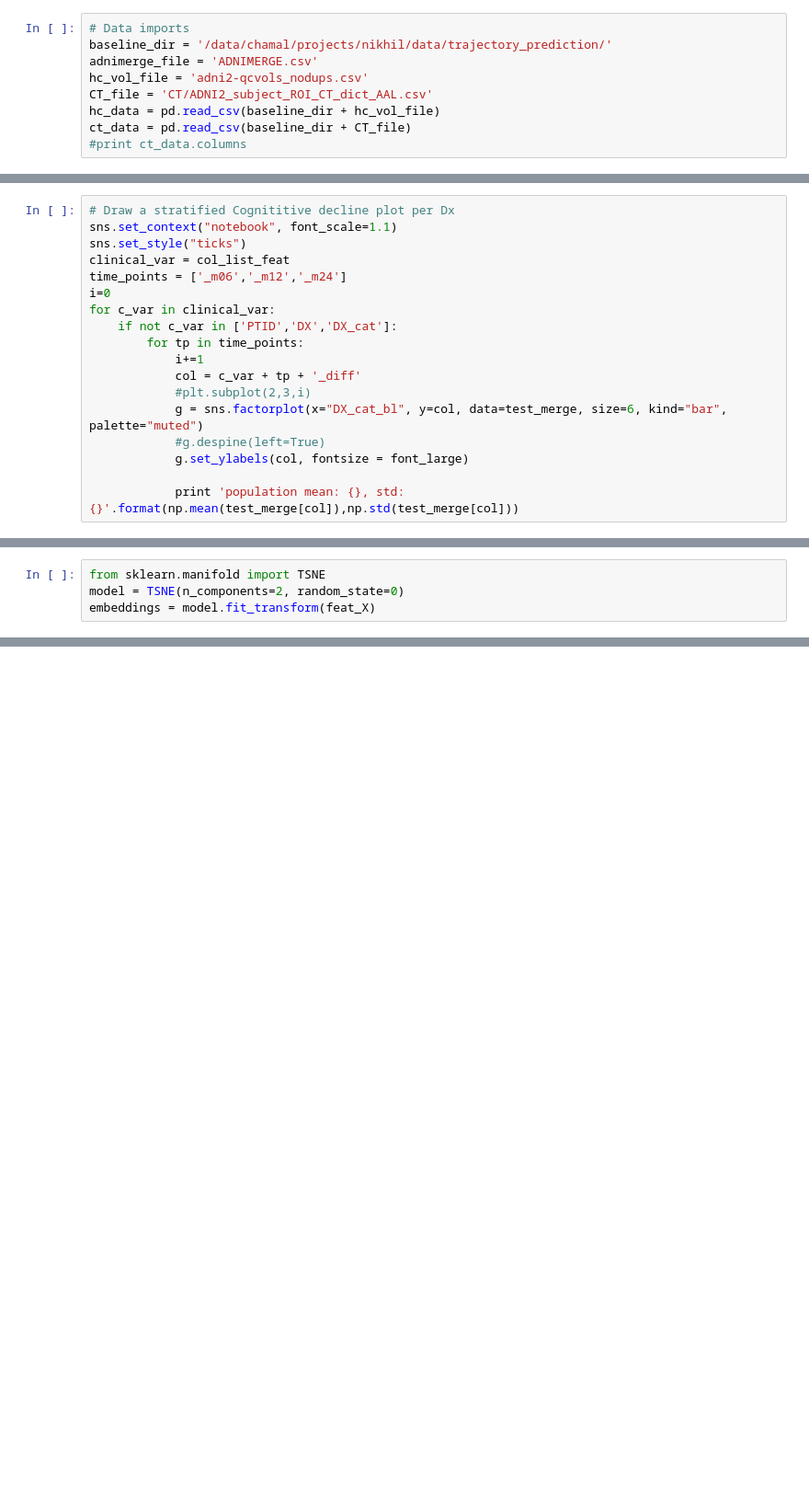
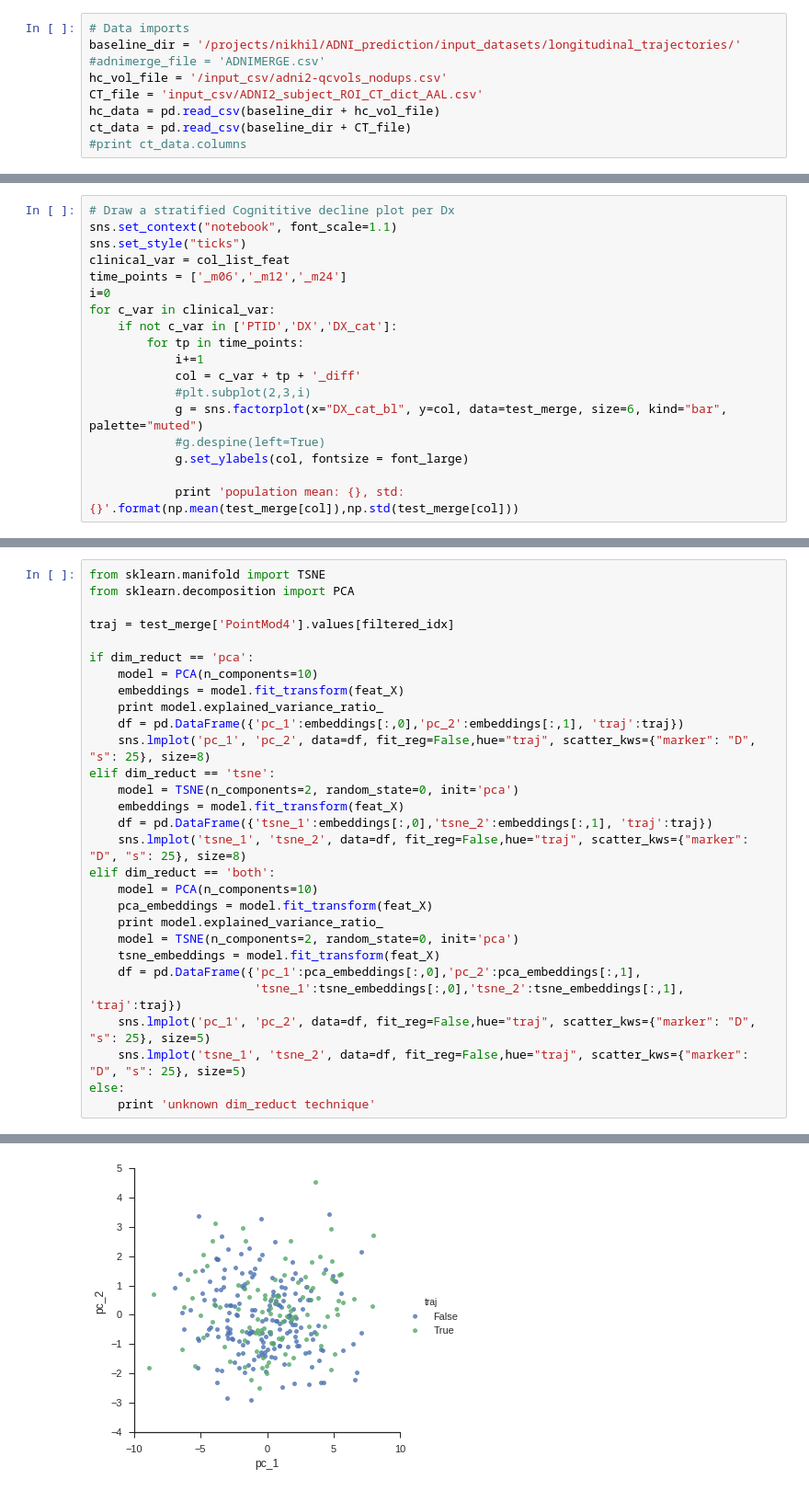
Before and after one commit to TIGRLab/NI-ML, a Jupyter notebook: models/notebooks/ADNI_longitudinal_stats.ipynb, the cells around one changed output, grey strips where cells are left out. Shown: that part at 92% size. Drawn from its saved outputs; the diff is of its cells as text; blank space fills up the shorter version.

```diff
--- a/models/notebooks/ADNI_longitudinal_stats.ipynb
+++ b/models/notebooks/ADNI_longitudinal_stats.ipynb
@@ -9,10 +9,10 @@ from scipy import stats
 %matplotlib inline
 # %%
 # Data imports
-baseline_dir = '/data/chamal/projects/nikhil/data/trajectory_prediction/'
-adnimerge_file = 'ADNIMERGE.csv'
-hc_vol_file = 'adni2-qcvols_nodups.csv'
-CT_file = 'CT/ADNI2_subject_ROI_CT_dict_AAL.csv'
+baseline_dir = '/projects/nikhil/ADNI_prediction/input_datasets/longitudinal_trajectories/'
+#adnimerge_file = 'ADNIMERGE.csv'
+hc_vol_file = '/input_csv/adni2-qcvols_nodups.csv'
+CT_file = 'input_csv/ADNI2_subject_ROI_CT_dict_AAL.csv'
 hc_data = pd.read_csv(baseline_dir + hc_vol_file)
 ct_data = pd.read_csv(baseline_dir + CT_file)
 #print ct_data.columns
@@ -231,4 +223,0 @@ print feat_X.shape
-# %%
-from sklearn.manifold import TSNE
-model = TSNE(n_components=2, random_state=0)
-embeddings = model.fit_transform(feat_X)
@@ -265,0 +268,30 @@ sns.lmplot('tsne_x', 'tsne_y',
+# %%
+from sklearn.manifold import TSNE
+from sklearn.decomposition import PCA
+
+traj = test_merge['PointMod4'].values[filtered_idx]
+
+if dim_reduct == 'pca':
+    model = PCA(n_components=10)
+    embeddings = model.fit_transform(feat_X)
+    print model.explained_variance_ratio_
+    df = pd.DataFrame({'pc_1':embeddings[:,0],'pc_2':embeddings[:,1], 'traj':traj})
+    sns.lmplot('pc_1', 'pc_2', data=df, fit_reg=False,hue="traj", scatter_kws={"marker": "D", "s": 25}, size=8)
+elif dim_reduct == 'tsne':
+    model = TSNE(n_components=2, random_state=0, init='pca')
+    embeddings = model.fit_transform(feat_X)
+    df = pd.DataFrame({'tsne_1':embeddings[:,0],'tsne_2':embeddings[:,1], 'traj':traj})
+    sns.lmplot('tsne_1', 'tsne_2', data=df, fit_reg=False,hue="traj", scatter_kws={"marker": "D", "s": 25}, size=8)
+elif dim_reduct == 'both':
+    model = PCA(n_components=10)
+    pca_embeddings = model.fit_transform(feat_X)
+    print model.explained_variance_ratio_
+    model = TSNE(n_components=2, random_state=0, init='pca')
+    tsne_embeddings = model.fit_transform(feat_X)
+    df = pd.DataFrame({'pc_1':pca_embeddings[:,0],'pc_2':pca_embeddings[:,1],
+                       'tsne_1':tsne_embeddings[:,0],'tsne_2':tsne_embeddings[:,1], 'traj':traj})
+    sns.lmplot('pc_1', 'pc_2', data=df, fit_reg=False,hue="traj", scatter_kws={"marker": "D", "s": 25}, size=5)
+    sns.lmplot('tsne_1', 'tsne_2', data=df, fit_reg=False,hue="traj", scatter_kws={"marker": "D", "s": 25}, size=5)
+else:
+    print 'unknown dim_reduct technique'
+# %% [output]
@@ -265,0 +300 @@ sns.lmplot('tsne_x', 'tsne_y',
+[figure, added]
```
Also changed, not shown: parts of 16 cells of this notebook, 1 other file.
